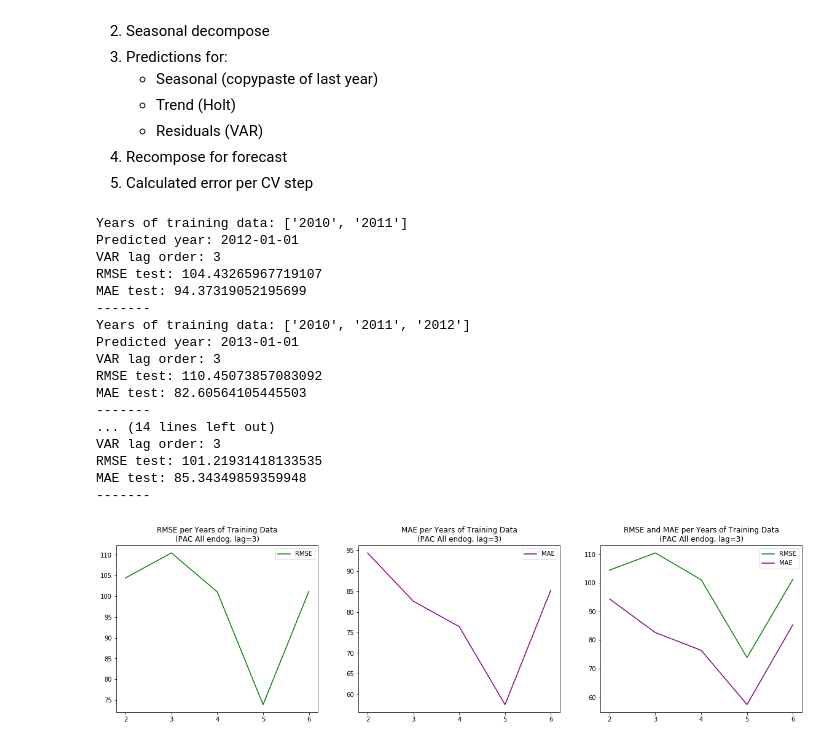
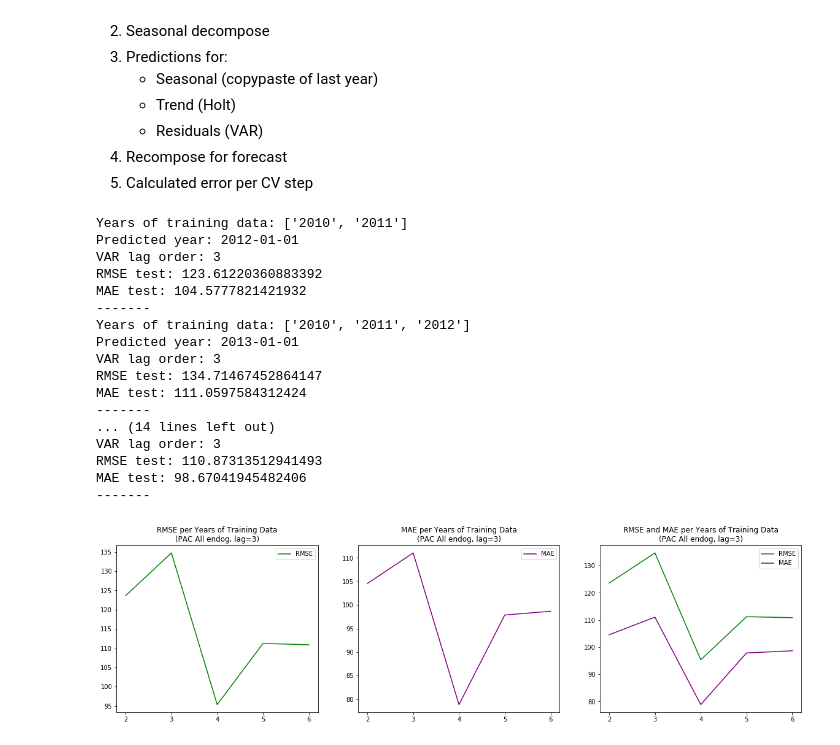
Before and after one commit to jinnyto/touristcast, a Jupyter notebook: VAR/CV/VAR CV Script (PAC All endog, lag=3).ipynb, the cells around one changed output. Cells and saved outputs as stored; diff of their text form; code cells hidden in the pictures.

Commit message:
added extrapolate_trend to seasonal_decompose

```diff
--- a/VAR/CV/VAR CV Script (PAC All endog, lag=3).ipynb
+++ b/VAR/CV/VAR CV Script (PAC All endog, lag=3).ipynb
@@ -22,13 +22,20 @@ temp = pd.read_csv('/Users/jinny/Documents/touristcast/datasets/avgtemp_2010-201
 daysoff = pd.read_csv('/Users/jinny/Documents/touristcast/datasets/daysoff_2010-2017.csv',parse_dates=['date'],index_col='date',usecols=['date','daysoff'])
 gdp = pd.read_csv('/Users/jinny/Documents/touristcast/datasets/regionalGDP_2010-2015.csv',parse_dates=['date'],index_col='date',usecols=[*range(1, 15)])
 
+# - IMPORTANT - Define region code here
+region_code = 'PAC'
+
 # df with data for training set
-data_PAC = pd.concat([nights, temp, daysoff, gdp], axis=1)
-data_PAC = data_PAC.dropna()
-data_PAC = data_PAC[['nights_PAC','avgtemp_PAC','gdp_PAC','daysoff']]
+data_region = pd.concat([nights, temp, daysoff, gdp], axis=1)
+data_region = data_region.dropna()
+data_region = data_region[['nights_'+region_code,'avgtemp_'+region_code,'gdp_'+region_code,'daysoff']]
+
+# df with exog data for training set; include if necessary
+# exog_region = pd.concat([temp, daysoff], axis=1)
+# exog_region = exog_region[['avgtemp_'+region_code,'daysoff']]
 
 # df with nights only for testing set
-nights_PAC = nights[['nights_PAC']]
+nights_region = nights[['nights_'+region_code]]
 # %% [markdown]
 ### Stationarity
 - *NON-STATIONARY* for all regions (need to do seasonal decompse each time)
@@ -46,11 +53,12 @@ nights_PAC = nights[['nights_PAC']]
 4. Recompose for forecast
 5. Calculated error per CV step
 # %%
-# Make sure to fill these in for each region! Input data must have datetime as index
+# - IMPORTANT - Make sure region_code is filled in properly in dataset cell above ^
 
-input_data = data_PAC         # dataframe-type dataset
-target = nights_PAC           # dataframe-type dataset
-start_year = '2010-01-01'     # date as string
+input_data = data_region         # dataframe-type dataset
+target = nights_region           # dataframe-type dataset
+start_year = '2010-01-01'        # date as string
+# exog = exog_region             # Include only if have exog data
 
 all_mae = []
 all_rmse = []
@@ -68,15 +76,20 @@ for year in training_loop:
     train_data = input_data[training_period]
     test_data = np.array(target[testing_period]) # Array format to calculate errors at the end
 
+    # Include if have exog data
+    # exog_train_data = exog[(exog.index>=start_year)&(exog.index<end_year)]
+    # exog_future_data = exog[(exog.index>=end_year)&(exog.index<predict_year)]
 
     # --------Seasonal decompose----------
 
     # - IMPORTANT - Change model (multiplicative or additive) based on season type of nights
-    decomposed_data = seasonal_decompose(train_data, model='multiplicative')
+    decomposed_data = seasonal_decompose(train_data, model='multiplicative', extrapolate_trend='freq')
 
-    seasonal_data = decomposed_data.seasonal.dropna()
-    trend_data = decomposed_data.trend.dropna()
-    residual_data = decomposed_data.resid.dropna()
+    seasonal_data, trend_data, residual_data = decomposed_data.seasonal, decomposed_data.trend, decomposed_data.resid
+
+    # Include if have exog data
+    # exog_resid = seasonal_decompose(exog_train_data, model='additive', extrapolate_trend='freq')
+    # exog_resid_data = exog_resid.resid
 
     # ---------Seasonal prediction (Same as last year of training data)---------
 
@@ -102,6 +115,7 @@ for year in training_loop:
     # --------Residual prediction (VAR)----------
 
     # VAR model: Don't use maxlags, use specific lags in fit argument below
+    # Include in VAR model function below if have exog: exog=exog_resid_data
     resid_model = VAR(residual_data, dates=residual_data.index)
     # - IMPORTANT - Replace lag number in fit below with desired lags
     resid_results = resid_model.fit(3)
@@ -109,6 +123,7 @@ for year in training_loop:
     lag_order = resid_results.k_ar
 
     # Forecasted DF without datetime index to be able to recompose later
+    # Include in VAR forecast function below if have exog: exog_future=exog_future_data
     resid_forecast_df = pd.DataFrame(resid_results.forecast(residual_data.values[-lag_order:], 12))
 
     # --------Recomposing results----------
@@ -140,37 +155,37 @@ fig, axes = plt.subplots(1,3, figsize=(20,5))
 axes[0].plot(x, all_rmse, label='RMSE', color='green')
 axes[0].set_xticks(x)
 axes[0].set_xticklabels(years_data)
 axes[0].set_title('RMSE per Years of Training Data' + '\n' + '(PAC All endog, lag=3)')
 axes[0].legend()
 
 axes[1].plot(x, all_mae, label='MAE', color='purple')
 axes[1].set_xticks(x)
 axes[1].set_xticklabels(years_data)
 axes[1].set_title('MAE per Years of Training Data' + '\n' + '(PAC All endog, lag=3)')
 axes[1].legend()
 
 axes[2].plot(x, all_rmse, label='RMSE', color='green')
 axes[2].plot(x, all_mae, label='MAE', color='purple')
 axes[2].set_xticks(x)
 axes[2].set_xticklabels(years_data)
 axes[2].set_title('RMSE and MAE per Years of Training Data' + '\n' + '(PAC All endog, lag=3)')
 axes[2].legend();
 # %% [output]
 Years of training data: ['2010', '2011']
 Predicted year: 2012-01-01
 VAR lag order: 3
-RMSE test: 104.43265967719107
-MAE test: 94.37319052195699
+RMSE test: 123.61220360883392
+MAE test: 104.5777821421932
 -------
 Years of training data: ['2010', '2011', '2012']
 Predicted year: 2013-01-01
 VAR lag order: 3
-RMSE test: 110.45073857083092
-MAE test: 82.60564105445503
+RMSE test: 134.71467452864147
+MAE test: 111.0597584312424
 -------
 ... (14 lines left out)
 VAR lag order: 3
-RMSE test: 101.21931418133535
-MAE test: 85.34349859359948
+RMSE test: 110.87313512941493
+MAE test: 98.67041945482406
 -------
-[figure, old version]
+[figure, new version]
```
Also changed, not shown: 1 other file.
